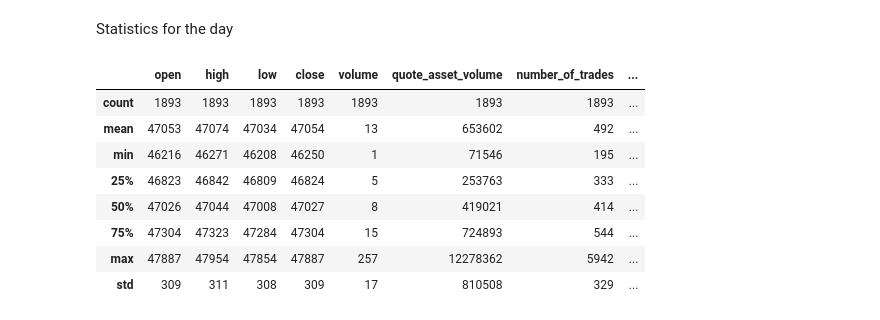
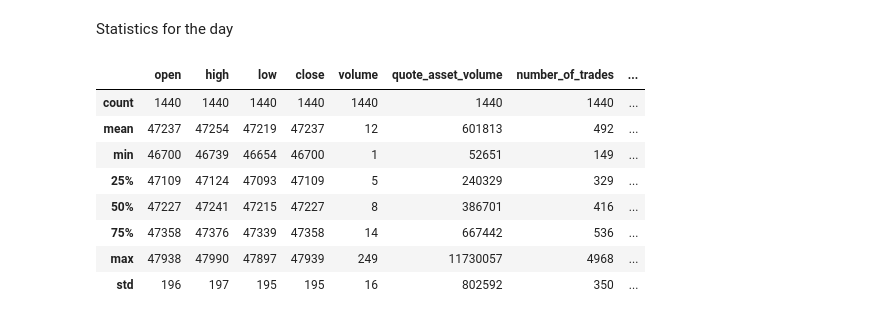
Before and after one commit to cristianionescu7/bitcoin_analysis, a Jupyter notebook: analysis.ipynb, the cells around one changed output. Saved outputs shown, nothing was run; the diff lists cells and outputs as text; code cells hidden in the pictures.

```diff
--- a/analysis.ipynb
+++ b/analysis.ipynb
@@ -216,22 +185,24 @@ plot = mpf.plot(data, type='line', volume=True, mav = 60,  show_nontrading=True,
 # %% [markdown]
 Statistics for the day
 # %%
-user_date = input('Enter a date (yyyy-mm-dd): ')
-user_date = datetime.datetime.strptime(user_date, '%Y-%m-%d').date()
+def summary_stats(str_date):
+    user_date = datetime.datetime.strptime(str_date, '%Y-%m-%d').date()
 
-data = df.loc[df['date'] == user_date]
+    data = df.loc[df['date'] == user_date]
 
-summary = data.describe()
-summary = summary.drop(['timestamp'], axis = 1)
-summary = summary.astype(int)
-summary
+    summary = data.describe()
+    summary = summary.drop(['timestamp'], axis = 1)
+    summary = summary.astype(int)
+    return summary
-# %% [output]
-|  | open | high | low | close | volume | quote_asset_volume | number_of_trades | ... |
-| count | 1893 | 1893 | 1893 | 1893 | 1893 | 1893 | 1893 | ... |
-| mean | 47053 | 47074 | 47034 | 47054 | 13 | 653602 | 492 | ... |
-| min | 46216 | 46271 | 46208 | 46250 | 1 | 71546 | 195 | ... |
-| 25% | 46823 | 46842 | 46809 | 46824 | 5 | 253763 | 333 | ... |
-| 50% | 47026 | 47044 | 47008 | 47027 | 8 | 419021 | 414 | ... |
-| 75% | 47304 | 47323 | 47284 | 47304 | 15 | 724893 | 544 | ... |
-| max | 47887 | 47954 | 47854 | 47887 | 257 | 12278362 | 5942 | ... |
-| std | 309 | 311 | 308 | 309 | 17 | 810508 | 329 | ... |
+# %%
+summary_stats('2022-01-02')
+# %% [output]
+|  | open | high | low | close | volume | quote_asset_volume | number_of_trades | ... |
+| count | 1440 | 1440 | 1440 | 1440 | 1440 | 1440 | 1440 | ... |
+| mean | 47237 | 47254 | 47219 | 47237 | 12 | 601813 | 492 | ... |
+| min | 46700 | 46739 | 46654 | 46700 | 1 | 52651 | 149 | ... |
+| 25% | 47109 | 47124 | 47093 | 47109 | 5 | 240329 | 329 | ... |
+| 50% | 47227 | 47241 | 47215 | 47227 | 8 | 386701 | 416 | ... |
+| 75% | 47358 | 47376 | 47339 | 47358 | 14 | 667442 | 536 | ... |
+| max | 47938 | 47990 | 47897 | 47939 | 249 | 11730057 | 4968 | ... |
+| std | 196 | 197 | 195 | 195 | 16 | 802592 | 350 | ... |
```
Also changed, not shown: parts of 34 cells of this notebook.
